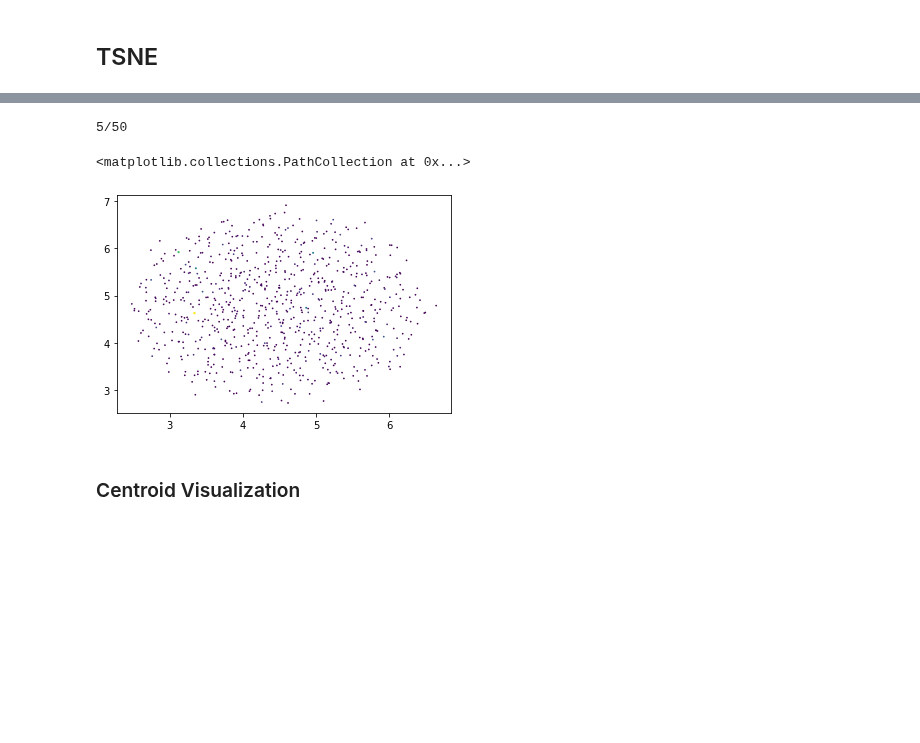
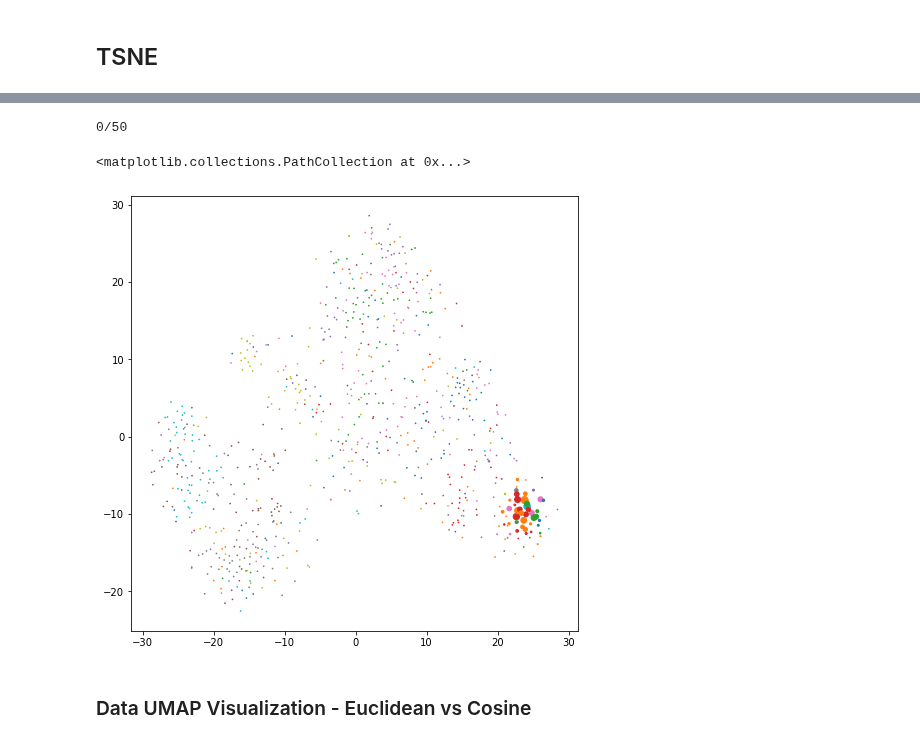
Before and after one commit to tsumansapkota/Experimentals, a Jupyter notebook: NN_Func_Approx/Spatial_Neurons/03.0_DistanceTransform_only_NN_v0.ipynb, the cells around one changed output, grey strips where cells are left out. Drawn from its saved outputs; the diff is of its cells as text; code cells hidden in the pictures; blank space fills up the shorter version.

Commit message:
Distance Transform Linear and Conv lib

```diff
--- a/NN_Func_Approx/Spatial_Neurons/03.0_DistanceTransform_only_NN_v0.ipynb
+++ b/NN_Func_Approx/Spatial_Neurons/03.0_DistanceTransform_only_NN_v0.ipynb
@@ -80,24 +80,24 @@ class DistanceTransform(nn.Module):
 #         self.centers = torch.randn(num_centers, input_dim)/3.
         self.centers = torch.rand(num_centers, input_dim)
         self.centers = nn.Parameter(self.centers)
-        self.scaler = nn.Parameter(torch.Tensor([1.0]))
-#         self.layernorm = nn.LayerNorm(num_centers)
+#         self.scaler = nn.Parameter(torch.Tensor([1.0]))
+        self.layernorm = nn.LayerNorm(num_centers, elementwise_affine=False)
 
     def forward(self, x):
         x = x[:, :self.input_dim]
         dists = torch.cdist(x, self.centers)
 
         ### normalize similar to UMAP
-        dists = dists-dists.min(dim=1, keepdim=True)[0]
+#         dists = dists-dists.min(dim=1, keepdim=True)[0]
 #         dists = dists-dists.mean(dim=1, keepdim=True)
-        dists = dists/dists.std(dim=1, keepdim=True)
+#         dists = dists/dists.std(dim=1, keepdim=True)
 
-#         dists = self.layernorm(dists)
+        dists = self.layernorm(dists)
 
-#         dists = torch.exp(-dists*self.scaler)
+#         dists = torch.exp(-(dists**2) * self.scaler)
 #         dists = torch.softmax(-dists*self.scaler, dim=1)
 
-        return dists
+        return -dists
 
     def set_centroid_to_data_randomly(self, data_loader):
         indices = np.random.permutation(len(data_loader.dataset.data))[:self.centers.shape[0]]
@@ -214,16 +204,17 @@ tensor([[0.0000e+00, 4.1089e+01, 4.0059e+01,  ..., 3.9491e+01, 4.0451e+01,
 # %%
 model = nn.Sequential(
                 DistanceTransform(784, 785),
-                nn.BatchNorm1d(785),
+#                 nn.BatchNorm1d(785),
                 nn.LeakyReLU(),
                 DistanceTransform(785, 200),
-                nn.BatchNorm1d(200),
+#                 nn.BatchNorm1d(200),
                 nn.LeakyReLU(),
                 DistanceTransform(200, 50),
-                nn.BatchNorm1d(50),
+#                 nn.BatchNorm1d(50),
                 nn.LeakyReLU(),
                 DistanceTransform(50, 10),
-                nn.BatchNorm1d(10)
+                nn.BatchNorm1d(10),
+#                 nn.Linear(10, 10),
             )
 model.to(device)
 # %% [output]
@@ -254,6 +267,6 @@ torch.unique(output_cent, return_counts=True)
 # %%
 optimizer = optim.Adam(list(model.parameters()),
-                            lr=0.0003, weight_decay=1e-15)
+                            lr=0.001)
 criterion = nn.CrossEntropyLoss()
 # %%
 index = 0
@@ -384,7 +403,10 @@ embed = umap.UMAP(n_neighbors=784, n_components=2, min_dist=0.1, spread=1)
 #                  )
 # %%
 center_lbl = model(model[0].centers.data)
-output_cent = torch.softmax(center_lbl, dim=1).argmax(dim=1).data.cpu()
+# center_lbl = model(model[0].weight.data)
+# output_cent = torch.softmax(center_lbl, dim=1).argmax(dim=1).data.cpu()
+output_cent = center_lbl.argmax(dim=1).data.cpu()
+
 # output_cent = center_lbl.data.cpu().numpy()
 
 torch.unique(output_cent, return_counts=True)
@@ -442,14 +474,15 @@ i = 0
 # %%
 activ = dists.data.cpu()[i]
 # activ = activ - activ.min()
 # activ = torch.exp(-activ)
 print(f"{i}/{len(dists)}")
 i += 1
+plt.figure(figsize=(8,8))
 # plt.scatter(embt[:,0], embt[:, 1], c=activ, marker=".")
-plt.scatter(embedding[:,0], embedding[:, 1], c=activ, s=np.maximum(activ*50, 0.5))#, cmap="Greys")
+plt.scatter(embt[:,0], embt[:, 1], c=output_cent, s=np.maximum(activ*50, 0.5), cmap="tab10")
 # %% [output]
-5/50
+0/50
 <matplotlib.collections.PathCollection at 0x...>
-[figure, old version]
+[figure, new version]
-# %% [markdown]
-### Centroid Visualization
+# %% [markdown]
+### Data UMAP Visualization - Euclidean vs Cosine
```
Also changed, not shown: parts of 33 cells of this notebook, 5 other files.
